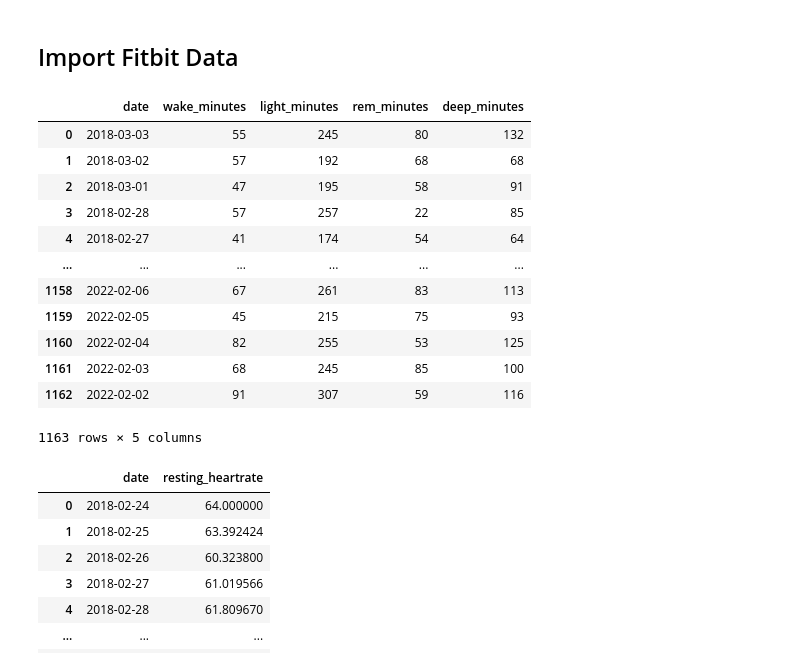
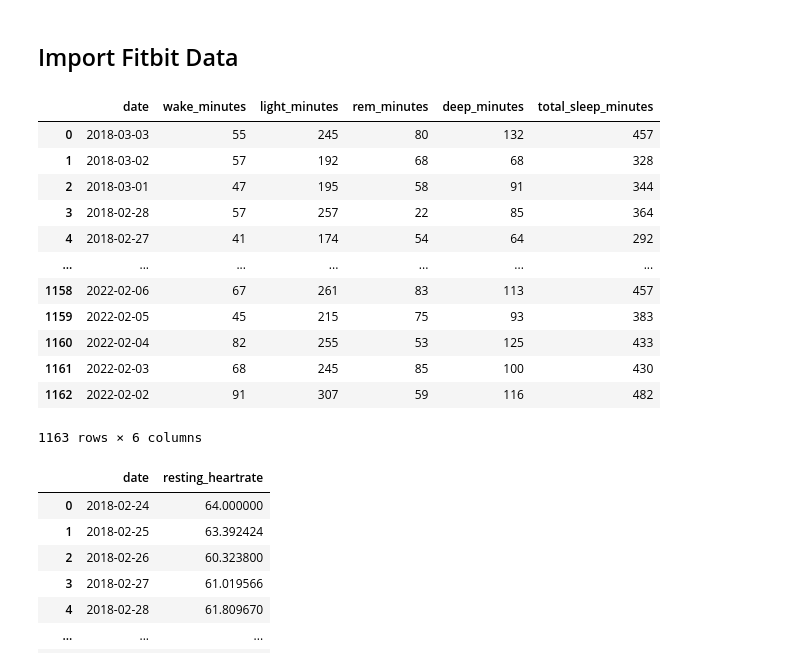
Before and after one commit to Markus98/CS-C3240-machine-learning-project, a Jupyter notebook: data_formatting.ipynb, the cells around one changed output. Drawn from its saved outputs; the diff is of its cells as text; code cells hidden in the pictures.

```diff
--- a/data_formatting.ipynb
+++ b/data_formatting.ipynb
@@ -54,46 +54,47 @@ sleep_json_files = list(filter(lambda filename: filename.startswith('sleep-'), o
 
 def load_sleep_json(filename):
     with open(os.path.join(sleep_dir, filename), 'r') as file:
         file_sleep_objs = json.loads(file.read())
 
     return file_sleep_objs
 
 sleep_objects = []
 for file in sleep_json_files:
     sleep_objects += load_sleep_json(file)
 
 
 # Filter sleeps
 sleep_obj_filter_lambda = lambda obj: obj['mainSleep'] and obj['levels'] and obj['type'] != 'classic'
 sleep_objects = list(filter(sleep_obj_filter_lambda, sleep_objects))
 
 def parse_sleep_object(obj):
     return {
         'date': obj['dateOfSleep'],
         'wake_minutes': obj['levels']['summary']['wake']['minutes'],
         'light_minutes': obj['levels']['summary']['light']['minutes'],
         'rem_minutes': obj['levels']['summary']['rem']['minutes'],
         'deep_minutes': obj['levels']['summary']['deep']['minutes'],
+        'total_sleep_minutes': obj['levels']['summary']['light']['minutes'] + obj['levels']['summary']['rem']['minutes'] + obj['levels']['summary']['deep']['minutes'],
     }
 
 parsed_sleep_objects = [ parse_sleep_object(obj) for obj in sleep_objects ]
 sleep_df = pd.DataFrame(parsed_sleep_objects)
 
 sleep_df
 # %% [output]
-|  | date | wake_minutes | light_minutes | rem_minutes | deep_minutes |
-| 0 | 2018-03-03 | 55 | 245 | 80 | 132 |
-| 1 | 2018-03-02 | 57 | 192 | 68 | 68 |
-| 2 | 2018-03-01 | 47 | 195 | 58 | 91 |
-| 3 | 2018-02-28 | 57 | 257 | 22 | 85 |
-| 4 | 2018-02-27 | 41 | 174 | 54 | 64 |
-| ... | ... | ... | ... | ... | ... |
-| 1158 | 2022-02-06 | 67 | 261 | 83 | 113 |
-| 1159 | 2022-02-05 | 45 | 215 | 75 | 93 |
-| 1160 | 2022-02-04 | 82 | 255 | 53 | 125 |
-| 1161 | 2022-02-03 | 68 | 245 | 85 | 100 |
-| 1162 | 2022-02-02 | 91 | 307 | 59 | 116 |
+|  | date | wake_minutes | light_minutes | rem_minutes | deep_minutes | total_sleep_minutes |
+| 0 | 2018-03-03 | 55 | 245 | 80 | 132 | 457 |
+| 1 | 2018-03-02 | 57 | 192 | 68 | 68 | 328 |
+| 2 | 2018-03-01 | 47 | 195 | 58 | 91 | 344 |
+| 3 | 2018-02-28 | 57 | 257 | 22 | 85 | 364 |
+| 4 | 2018-02-27 | 41 | 174 | 54 | 64 | 292 |
+| ... | ... | ... | ... | ... | ... | ... |
+| 1158 | 2022-02-06 | 67 | 261 | 83 | 113 | 457 |
+| 1159 | 2022-02-05 | 45 | 215 | 75 | 93 | 383 |
+| 1160 | 2022-02-04 | 82 | 255 | 53 | 125 | 433 |
+| 1161 | 2022-02-03 | 68 | 245 | 85 | 100 | 430 |
+| 1162 | 2022-02-02 | 91 | 307 | 59 | 116 | 482 |
-1163 rows × 5 columns
+1163 rows × 6 columns
 # %%
 ## Resting heart rate
 
```
Also changed, not shown: parts of 2 cells of this notebook.
